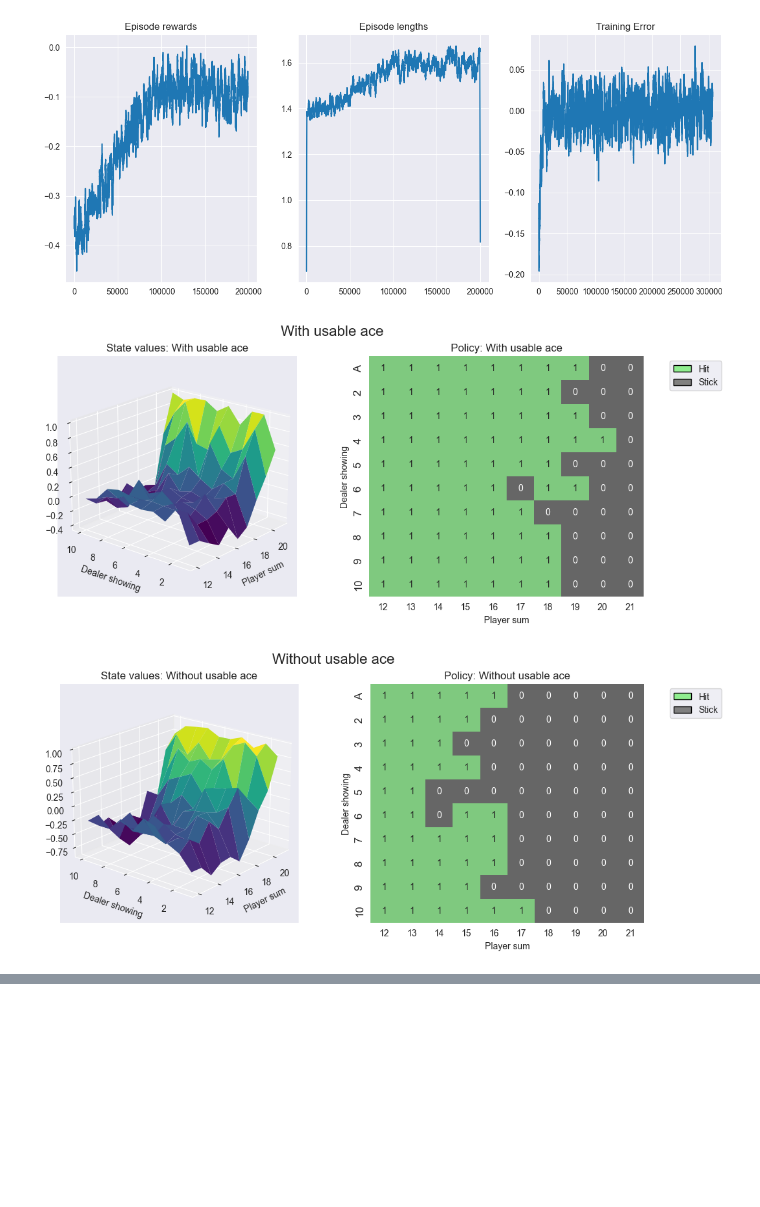
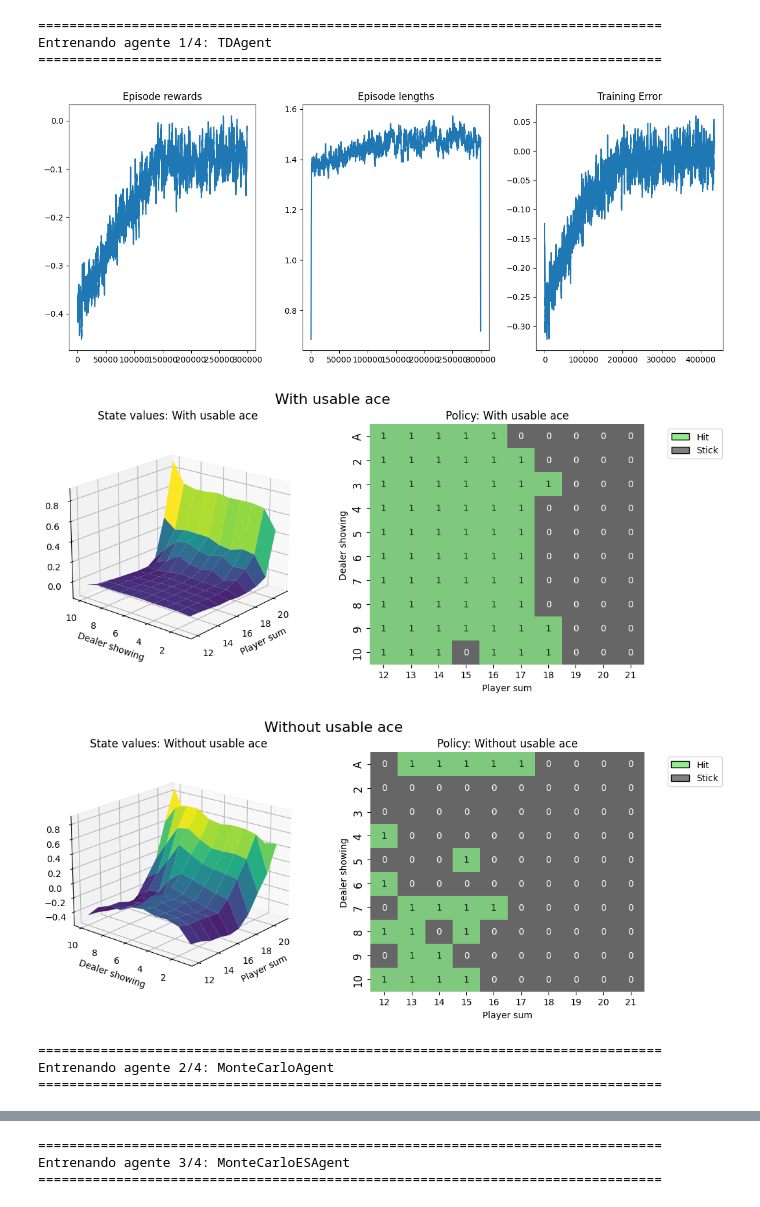
Before and after one commit to FranzCastillo/RL-Blackjack, a Jupyter notebook: workspace/main.ipynb, the cells around one changed output, grey strips where cells are left out. Drawn from its saved outputs; the diff is of its cells as text; code cells hidden in the pictures; blank space fills up the shorter version.

Commit message:
[fix]: refactor and organize training env

```diff
--- a/workspace/main.ipynb
+++ b/workspace/main.ipynb
@@ -1,4 +1,16 @@
 # %%
+import sys
+from pathlib import Path
+
+root = Path.cwd()
+for _ in range(6):
+	if (root / 'workspace').exists():
+		sys.path.insert(0, str(root))
+		break
+	if root.parent == root:
+		break
+	root = root.parent
+
 from dataclasses import dataclass
 from collections import defaultdict
 
@@ -115,19 +127,46 @@ agents = [
     DQNAgent(action_n=env.action_space.n, cfg=cfg_dqn),
 ]
 # %%
-for agent in agents:
-    train_agent(env, agent, cfg)
+agent_environments = []
 
-    plot_training(env, agent)
+for i, agent in enumerate(agents):
+    print(f"\n{'='*80}")
+    print(f"Entrenando agente {i+1}/{len(agents)}: {agent.__class__.__name__}")
+    print(f"{'='*80}")
+
+    # Crear entorno independiente para este agente
+    agent_env = make_env(cfg.n_episodes)
+
+    # Determinar configuración según el tipo de agente
+    agent_cfg = cfg_dqn if isinstance(agent, DQNAgent) else cfg
+
+    # Entrenar
+    train_agent(agent_env, agent, agent_cfg)
+
+    # Guardar entorno con estadísticas
+    agent_environments.append(agent_env)
+
+    # Visualizar resultados
+    plot_training(agent_env, agent)
 
     v_g, p_g = create_grids(agent, usable_ace=True)
     create_plots(v_g, p_g, "With usable ace")
     plt.show()
 
     v_g, p_g = create_grids(agent, usable_ace=False)
     create_plots(v_g, p_g, "Without usable ace")
     plt.show()
+
+print(f"\n{'='*80}")
+print("Entrenamiento completado para todos los agentes")
+print(f"{'='*80}")
 # %% [output]
+================================================================================
+Entrenando agente 1/4: TDAgent
+================================================================================
-[figure, old version]
+[figure, new version]
-[figure, old version]
+[figure, new version]
-[figure, old version]
+[figure, new version]
+================================================================================
+Entrenando agente 2/4: MonteCarloAgent
+================================================================================
@@ -136,0 +176,3 @@ for agent in agents:
+================================================================================
+Entrenando agente 3/4: MonteCarloESAgent
+================================================================================
```
Also changed, not shown: parts of 1 cell of this notebook.
